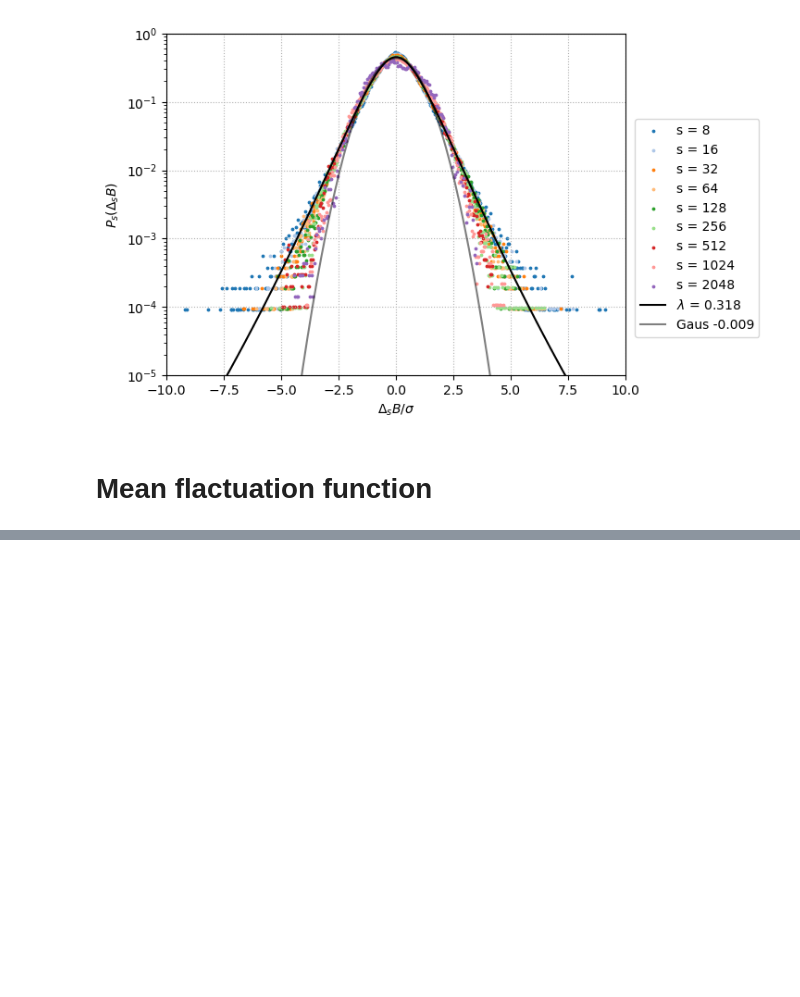
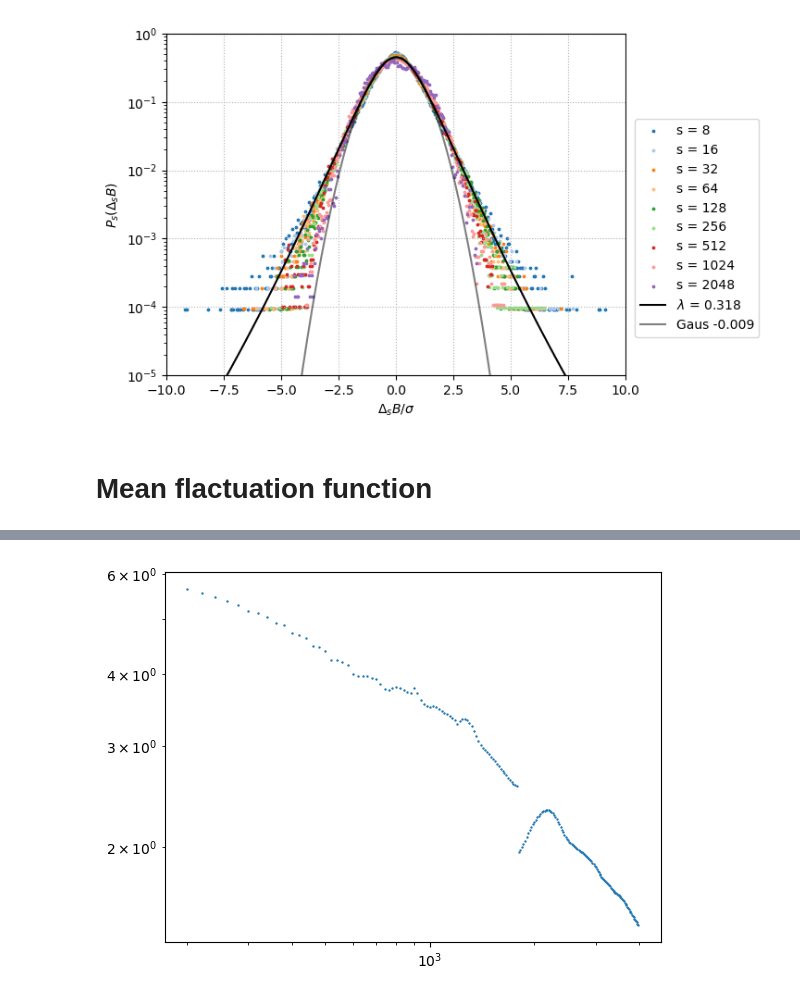
Before and after one commit to threeblueonebrowneyes/Critical-Scale-Invariance-Heart-Rate, a Jupyter notebook: CleanCode-Fanasia_CopyMIT.ipynb, the cells around one changed output, grey strips where cells are left out. Drawn from its saved outputs; the diff is of its cells as text; code cells hidden in the pictures; blank space fills up the shorter version.

```diff
--- a/CleanCode-Fanasia_CopyMIT.ipynb
+++ b/CleanCode-Fanasia_CopyMIT.ipynb
@@ -409,0 +481,9 @@ plt.xscale('log')
+# %%
+list_F = F(c, S)
+#print(np.array(list_F).shape)
+#[len(f) for f in list_F]
+# %%
+df=pd.DataFrame()
+for i, f in enumerate(list_F):
+    df = pd.concat([df, pd.Series(np.mean(f), name=S[i])], axis=1)
+df
@@ -409,0 +494,7 @@ plt.xscale('log')
+# %%
+index=[]
+mean=[]
+for i, f in enumerate(list_F):
+    print(len(f),'\n',  f/(S[i]), '\n')
+    index.append(S[i])
+    mean.append(np.mean(f)/(S[i]))
@@ -409,0 +519,6 @@ plt.xscale('log')
+# %%
+plt.scatter(index, mean, s=0.5)
+plt.yscale('log')
+plt.xscale('log')
+# %% [output]
+[figure, added]
```
Also changed, not shown: parts of 25 cells of this notebook, 1 other file.
